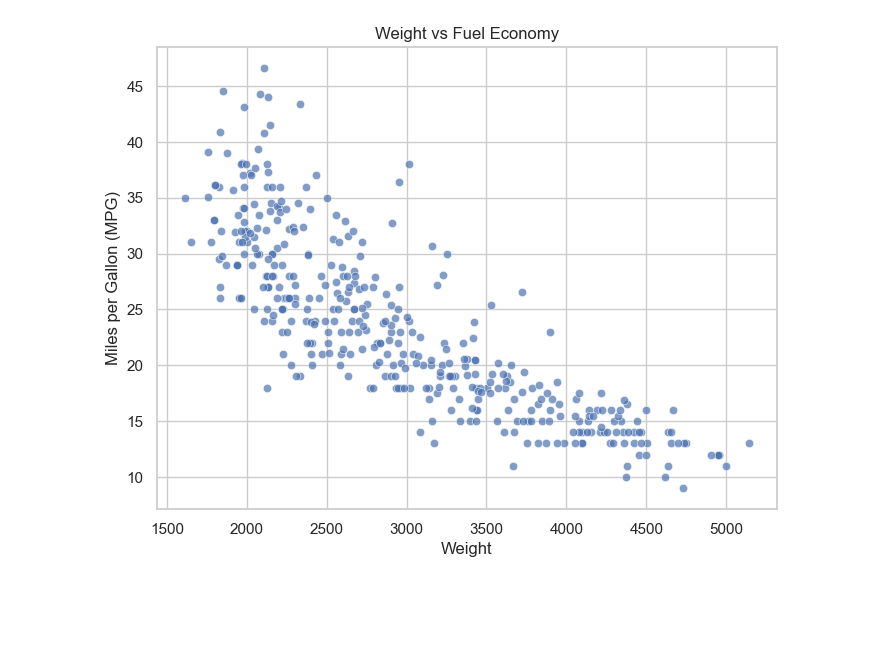
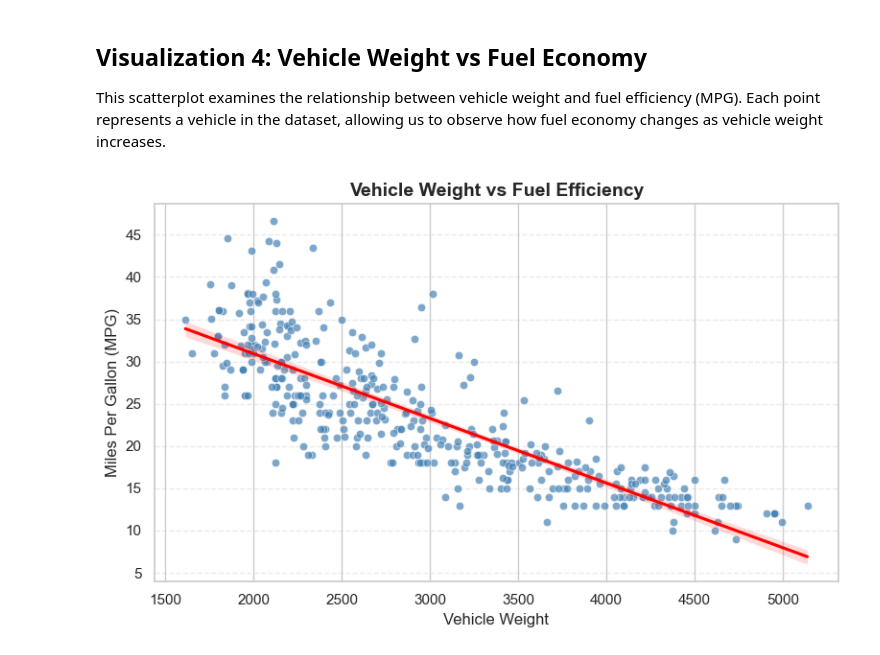
Before and after one commit to MichaelNgCen/vehicle-fuel-efficiency-analysis, a Jupyter notebook: MPG-analysis.ipynb, the cells around one changed output. Cells and saved outputs as stored; diff of their text form; code cells hidden in the pictures; blank space fills up the shorter version.

```diff
--- a/MPG-analysis.ipynb
+++ b/MPG-analysis.ipynb
@@ -25,17 +110,9 @@ visual showing the relationship between horsepower and fuel economy.
 # %%
-sns.set(style="whitegrid")
-
-plt.figure(figsize=(8, 6))
-sns.scatterplot(
-    data=mpg_clean,
-    x="horsepower",
-    y="mpg",
-    alpha=0.7
-)
-
-plt.title("Horsepower vs Fuel Economy")
-plt.xlabel("Horsepower")
-plt.ylabel("Miles per Gallon (MPG)")
-
+plt.figure(figsize=(8,5))
+sns.scatterplot(data=mpg_clean, x="weight", y="mpg")
+plt.title("Vehicle Weight vs Fuel Efficiency")
+plt.xlabel("Vehicle Weight")
+plt.ylabel("Miles Per Gallon (MPG)")
+plt.tight_layout()
 plt.show()
 # %% [output]
@@ -84,18 +187,35 @@ Create two other visuals or tables related to fuel economy.
+# %% [markdown]
+## Visualization 4: Vehicle Weight vs Fuel Economy
+
+This scatterplot examines the relationship between vehicle weight and fuel efficiency (MPG). Each point represents a vehicle in the dataset, allowing us to observe how fuel economy changes as vehicle weight increases.
 # %%
 sns.set(style="whitegrid")
 
-plt.figure(figsize=(8, 6))
+plt.figure(figsize=(8,5))
+
 sns.scatterplot(
     data=mpg_clean,
     x="weight",
     y="mpg",
-    alpha=0.7
+    alpha=0.7,
+    color="steelblue"
 )
 
-plt.title("Weight vs Fuel Economy")
-plt.xlabel("Weight")
-plt.ylabel("Miles per Gallon (MPG)")
+sns.regplot(
+    data=mpg_clean,
+    x="weight",
+    y="mpg",
+    scatter=False,
+    color="red"
+)
+
+plt.title("Vehicle Weight vs Fuel Efficiency", fontsize=14, weight="bold")
+plt.xlabel("Vehicle Weight")
+plt.ylabel("Miles Per Gallon (MPG)")
+
+plt.grid(axis="y", linestyle="--", alpha=0.4)
+plt.tight_layout()
 
 plt.show()
 # %% [output]
-[figure, old version]
+[figure, new version]
```
Also changed, not shown: parts of 31 cells of this notebook.
